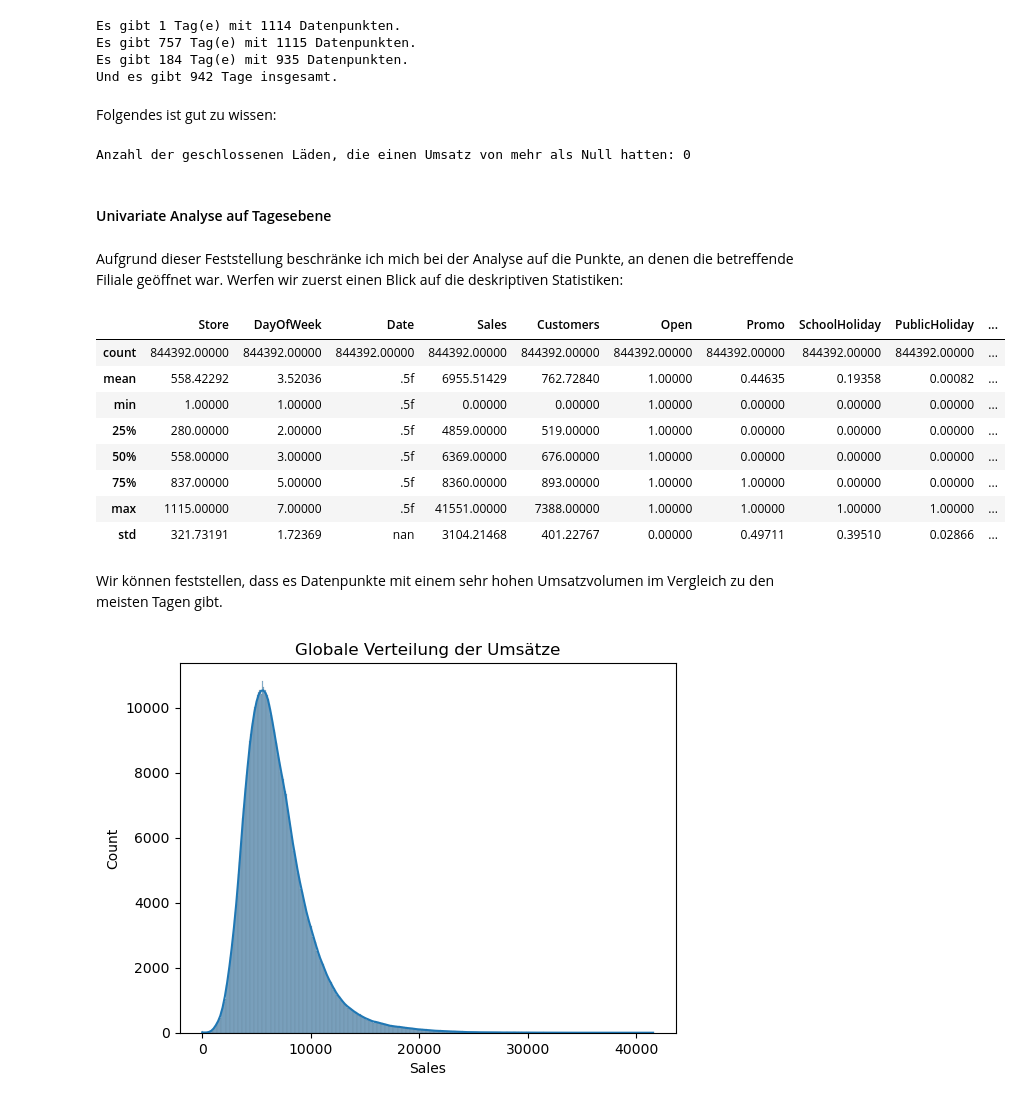
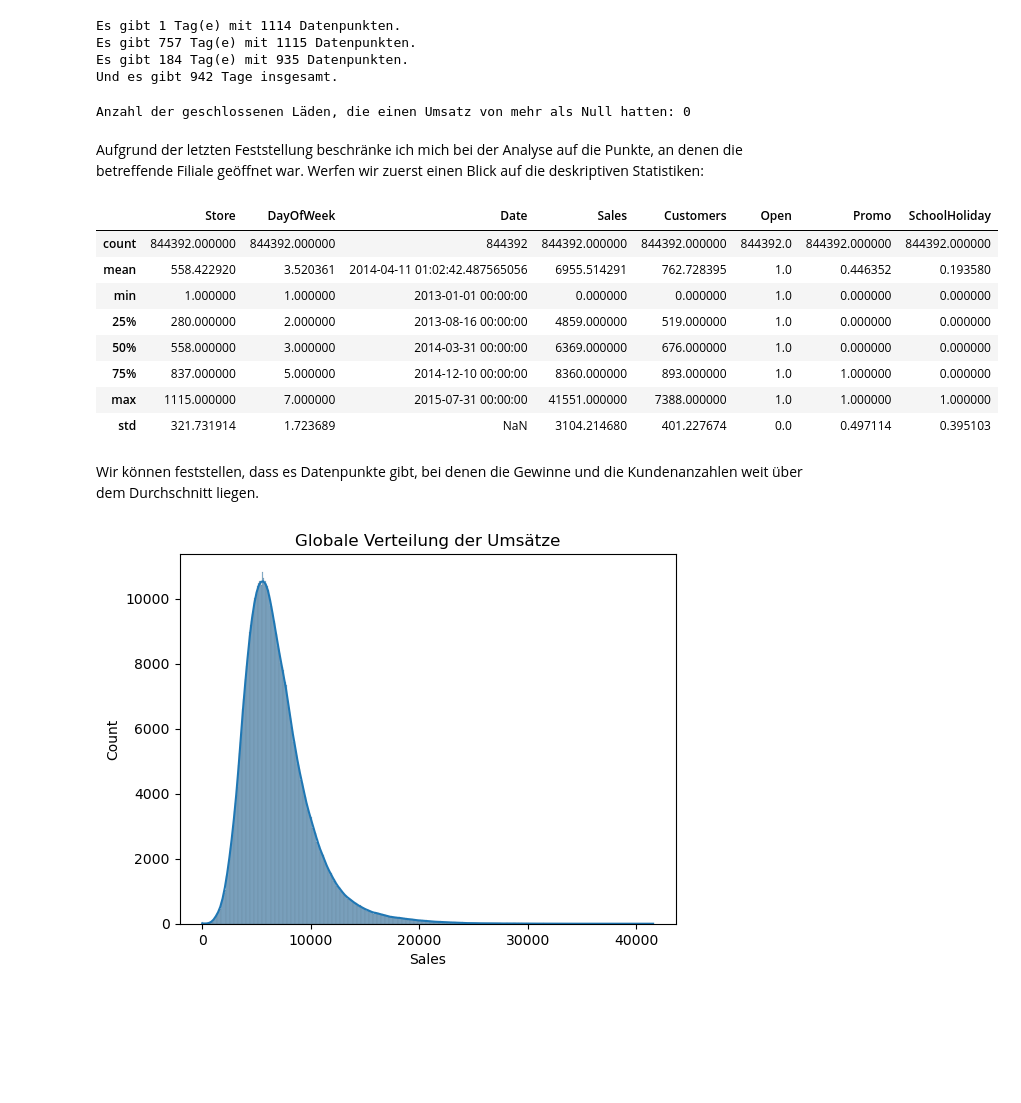
Before and after one commit to xaviermondragon/rossmann, a Jupyter notebook: notebooks/rossmann_1_sales_alone.ipynb, the cells around one changed output. Saved outputs shown, nothing was run; the diff lists cells and outputs as text; code cells hidden in the pictures; blank space fills up the shorter version.

```diff
--- a/notebooks/rossmann_1_sales_alone.ipynb
+++ b/notebooks/rossmann_1_sales_alone.ipynb
@@ -21,6 +19,6 @@ import seaborn as sns
 # %%
 # I specify the dtype of StateHoliday because it is originally a mixture of numbers and strings
-sales_df = pd.read_csv("../data/train.csv", dtype={'StateHoliday': 'object'})
+sales_df = pd.read_csv("../data/train.csv", dtype={'StateHoliday': 'object'}, parse_dates=['Date'])
 sales_df.head()
 # %% [output]
 |  | Store | DayOfWeek | Date | Sales | Customers | Open | Promo | StateHoliday | SchoolHoliday |
@@ -63,2 +58,0 @@ Wir ändern den Typ von Date
-# %%
-sales_df['Date'] = pd.to_datetime(sales_df['Date'])
@@ -71,6 +61,0 @@ array(['0', 'a', 'b', 'c'], dtype=object)
-# %%
-for holiday, code in zip(['PublicHoliday', 'Easter', 'Christmas'], ['a', 'b', 'c']):
-    sales_df[holiday] = sales_df['StateHoliday'].apply(lambda x: 1 if x==code else 0)
-
-sales_df.drop('StateHoliday', axis=1, inplace=True)
-sales_df.head()
@@ -103,31 +85,27 @@ Es gibt 1 Tag(e) mit 1114 Datenpunkten.
 Es gibt 757 Tag(e) mit 1115 Datenpunkten.
 Es gibt 184 Tag(e) mit 935 Datenpunkten.
 Und es gibt 942 Tage insgesamt.
-# %% [markdown]
-Folgendes ist gut zu wissen:
 # %%
 print("Anzahl der geschlossenen Läden, die einen Umsatz von mehr als Null hatten: {}".format(len(sales_df[(sales_df['Sales'] > 0) & (sales_df['Open'] == 0)])))
 # %% [output]
 Anzahl der geschlossenen Läden, die einen Umsatz von mehr als Null hatten: 0
-# %% [markdown]
-#### Univariate Analyse auf Tagesebene
 # %% [markdown]
-Aufgrund dieser Feststellung beschränke ich mich bei der Analyse auf die Punkte, an denen die betreffende Filiale geöffnet war. Werfen wir zuerst einen Blick auf die deskriptiven Statistiken:
+Aufgrund der letzten Feststellung beschränke ich mich bei der Analyse auf die Punkte, an denen die betreffende Filiale geöffnet war. Werfen wir zuerst einen Blick auf die deskriptiven Statistiken:
 # %%
 sales_open_df = sales_df[sales_df['Open'] == 1]
-sales_open_df.describe().apply(lambda x: x.apply('{0:.5f}'.format))
+sales_open_df.describe()#.apply(lambda x: x.apply('{0:.5f}'.format))
 # %% [output]
-|  | Store | DayOfWeek | Date | Sales | Customers | Open | Promo | SchoolHoliday | PublicHoliday | ... |
-| count | 844392.00000 | 844392.00000 | 844392.00000 | 844392.00000 | 844392.00000 | 844392.00000 | 844392.00000 | 844392.00000 | 844392.00000 | ... |
-| mean | 558.42292 | 3.52036 | .5f | 6955.51429 | 762.72840 | 1.00000 | 0.44635 | 0.19358 | 0.00082 | ... |
-| min | 1.00000 | 1.00000 | .5f | 0.00000 | 0.00000 | 1.00000 | 0.00000 | 0.00000 | 0.00000 | ... |
-| 25% | 280.00000 | 2.00000 | .5f | 4859.00000 | 519.00000 | 1.00000 | 0.00000 | 0.00000 | 0.00000 | ... |
-| 50% | 558.00000 | 3.00000 | .5f | 6369.00000 | 676.00000 | 1.00000 | 0.00000 | 0.00000 | 0.00000 | ... |
-| 75% | 837.00000 | 5.00000 | .5f | 8360.00000 | 893.00000 | 1.00000 | 1.00000 | 0.00000 | 0.00000 | ... |
-| max | 1115.00000 | 7.00000 | .5f | 41551.00000 | 7388.00000 | 1.00000 | 1.00000 | 1.00000 | 1.00000 | ... |
-| std | 321.73191 | 1.72369 | nan | 3104.21468 | 401.22767 | 0.00000 | 0.49711 | 0.39510 | 0.02866 | ... |
+|  | Store | DayOfWeek | Date | Sales | Customers | Open | Promo | SchoolHoliday |
+| count | 844392.000000 | 844392.000000 | 844392 | 844392.000000 | 844392.000000 | 844392.0 | 844392.000000 | 844392.000000 |
+| mean | 558.422920 | 3.520361 | 2014-04-11 01:02:42.487565056 | 6955.514291 | 762.728395 | 1.0 | 0.446352 | 0.193580 |
+| min | 1.000000 | 1.000000 | 2013-01-01 00:00:00 | 0.000000 | 0.000000 | 1.0 | 0.000000 | 0.000000 |
+| 25% | 280.000000 | 2.000000 | 2013-08-16 00:00:00 | 4859.000000 | 519.000000 | 1.0 | 0.000000 | 0.000000 |
+| 50% | 558.000000 | 3.000000 | 2014-03-31 00:00:00 | 6369.000000 | 676.000000 | 1.0 | 0.000000 | 0.000000 |
+| 75% | 837.000000 | 5.000000 | 2014-12-10 00:00:00 | 8360.000000 | 893.000000 | 1.0 | 1.000000 | 0.000000 |
+| max | 1115.000000 | 7.000000 | 2015-07-31 00:00:00 | 41551.000000 | 7388.000000 | 1.0 | 1.000000 | 1.000000 |
+| std | 321.731914 | 1.723689 | NaN | 3104.214680 | 401.227674 | 0.0 | 0.497114 | 0.395103 |
 # %% [markdown]
-Wir können feststellen, dass es Datenpunkte mit einem sehr hohen Umsatzvolumen im Vergleich zu den meisten Tagen gibt.
+Wir können feststellen, dass es Datenpunkte gibt, bei denen die Gewinne und die Kundenanzahlen weit über dem Durchschnitt liegen.
 # %%
 sns.histplot(sales_open_df['Sales'], kde=True).set(title="Globale Verteilung der Umsätze");
 # %% [output]
```
Also changed, not shown: parts of 41 cells of this notebook, 2 other files.
